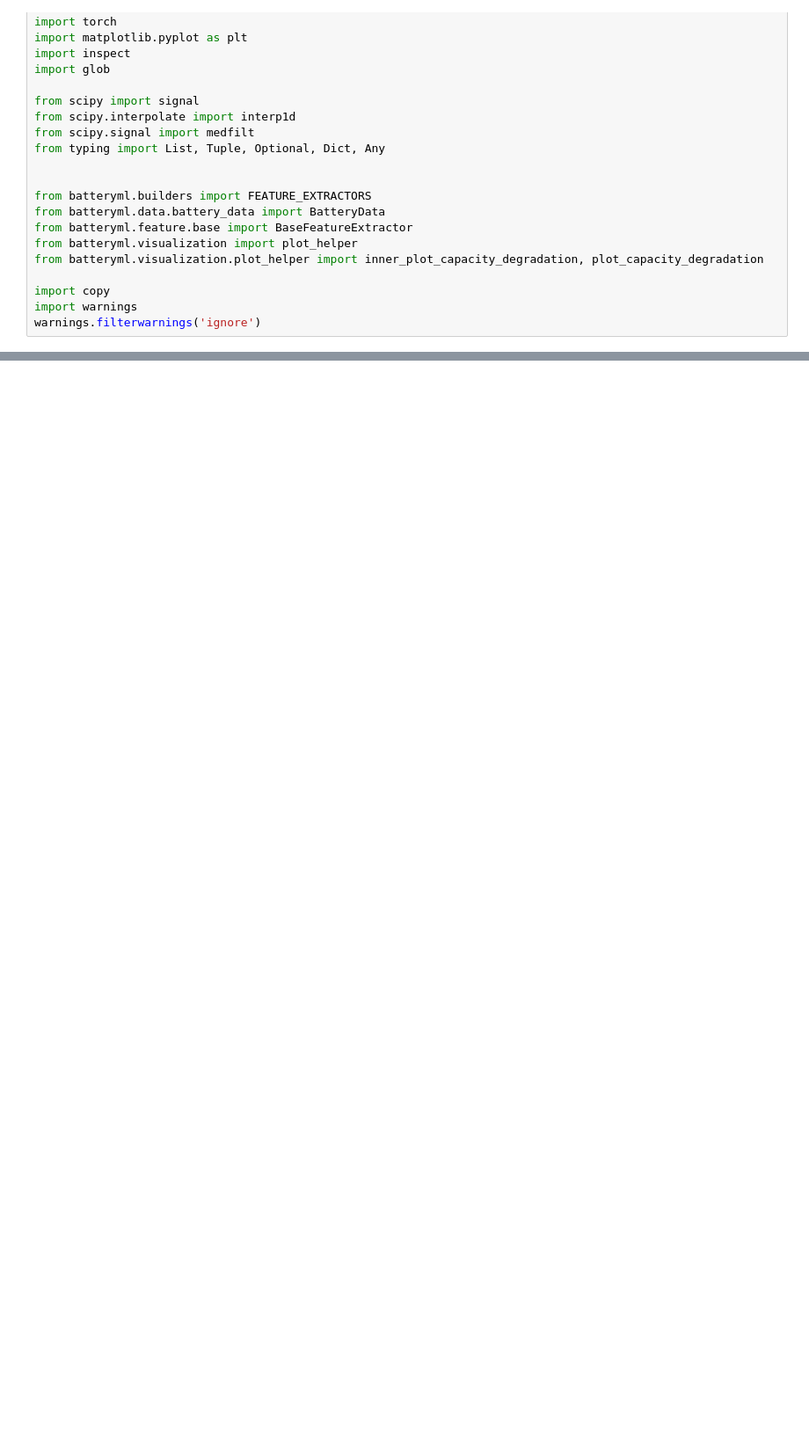
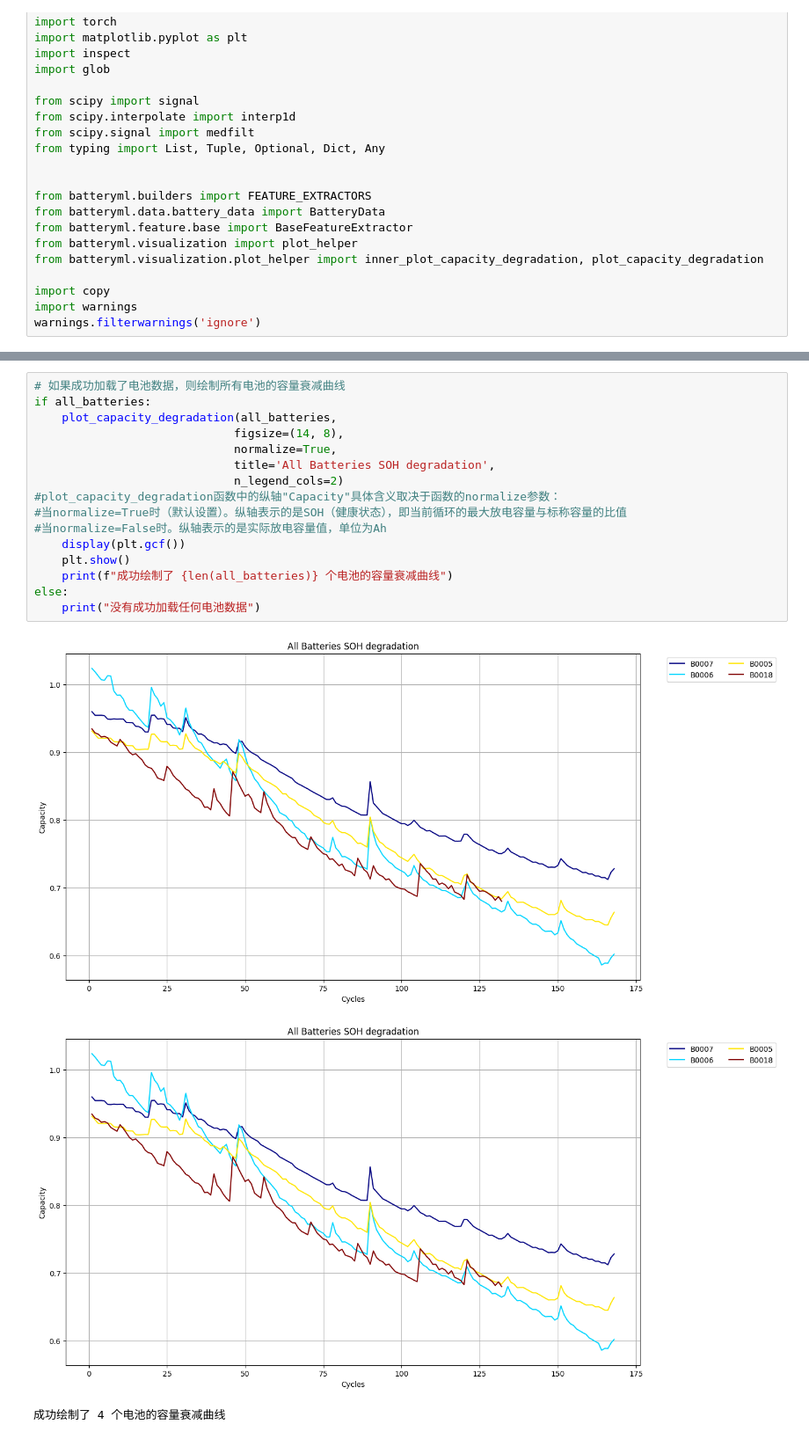
Before and after one commit to mengxc11/RUL-estimation-of-Lithium-Ion-Batteries, a Jupyter notebook: nasa-battery-preprocess.ipynb, the cells around one changed output, grey strips where cells are left out. Shown: that part at 88% size. Drawn from its saved outputs; the diff is of its cells as text; blank space fills up the shorter version.

```diff
--- a/nasa-battery-preprocess.ipynb
+++ b/nasa-battery-preprocess.ipynb
@@ -209,0 +321,20 @@ else:
+# %%
+# 如果成功加载了电池数据，则绘制所有电池的容量衰减曲线
+if all_batteries:
+    plot_capacity_degradation(all_batteries,
+                             figsize=(14, 8),
+                             normalize=True,
+                             title='All Batteries SOH degradation',
+                             n_legend_cols=2)
+#plot_capacity_degradation函数中的纵轴"Capacity"具体含义取决于函数的normalize参数：
+#当normalize=True时（默认设置）。纵轴表示的是SOH（健康状态），即当前循环的最大放电容量与标称容量的比值
+#当normalize=False时。纵轴表示的是实际放电容量值，单位为Ah
+    display(plt.gcf())
+    plt.show()
+    print(f"成功绘制了 {len(all_batteries)} 个电池的容量衰减曲线")
+else:
+    print("没有成功加载任何电池数据")
+# %% [output]
+[figure, added]
+[figure, added]
+成功绘制了 4 个电池的容量衰减曲线
```
Also changed, not shown: parts of 12 cells of this notebook.
